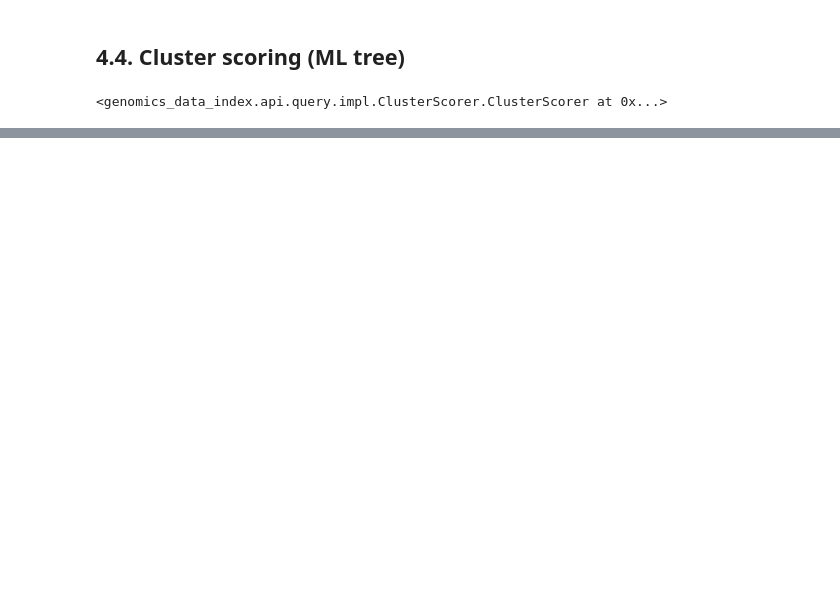
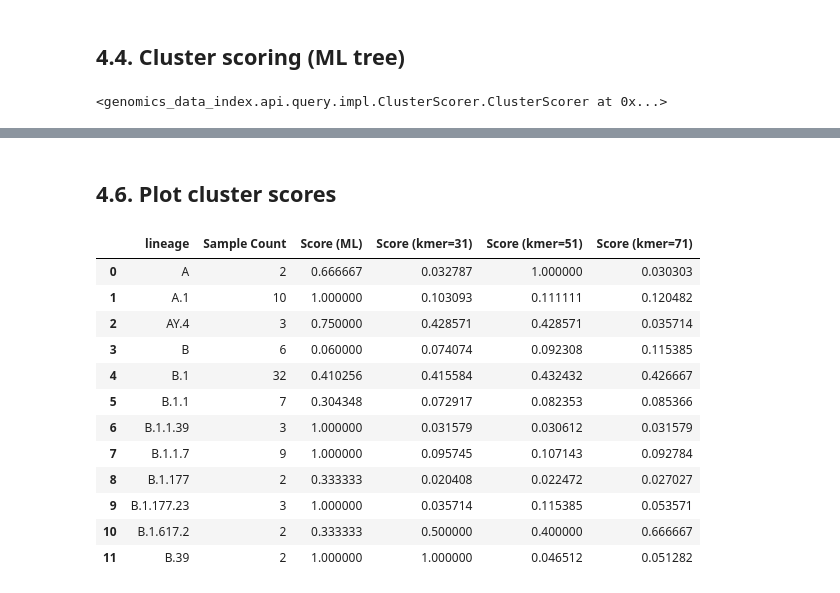
Before and after one commit to apetkau/genomics-data-index-evaluation-manuscript, a Jupyter notebook: evaluations/sars-cov-2/5-compare-results.ipynb, the cells around one changed output, grey strips where cells are left out. Saved outputs shown, nothing was run; the diff lists cells and outputs as text; code cells hidden in the pictures; blank space fills up the shorter version.

```diff
--- a/evaluations/sars-cov-2/5-compare-results.ipynb
+++ b/evaluations/sars-cov-2/5-compare-results.ipynb
@@ -337,0 +392,5 @@ scorer.score_groupby(groupby_column='lineage', min_samples_count=2)
+# %%
+q51 = db.samples_query().build_tree(kind='kmer', kmer_size=51)\
+        .join(metadata_df, sample_names_column='strain')
+q51._tree = fix_kmer_tree_names(q51.tree)
+q51
@@ -337,0 +399,5 @@ scorer.score_groupby(groupby_column='lineage', min_samples_count=2)
+# %%
+score_kmer_51 = ClusterScorer(q51).score_groupby(groupby_column='lineage',
+                                                 min_samples_count=min_samples_cluster)
+score_kmer_51['Score (kmer=51)'] = score_kmer_51['Score']
+score_kmer_51
@@ -337,0 +448,23 @@ scorer.score_groupby(groupby_column='lineage', min_samples_count=2)
+# %% [markdown]
+## 4.6. Plot cluster scores
+# %%
+scores_df = scores_ml.copy().drop(['Score'], axis='columns')
+for other_df in [score_kmer_31, score_kmer_51, score_kmer_71]:
+    other_df = other_df.drop(['Score', 'Sample Count'], axis='columns')
+    scores_df = scores_df.merge(other_df, left_index=True, right_index=True)
+scores_df = scores_df.reset_index()
+scores_df
+# %% [output]
+|  | lineage | Sample Count | Score (ML) | Score (kmer=31) | Score (kmer=51) | Score (kmer=71) |
+| 0 | A | 2 | 0.666667 | 0.032787 | 1.000000 | 0.030303 |
+| 1 | A.1 | 10 | 1.000000 | 0.103093 | 0.111111 | 0.120482 |
+| 2 | AY.4 | 3 | 0.750000 | 0.428571 | 0.428571 | 0.035714 |
+| 3 | B | 6 | 0.060000 | 0.074074 | 0.092308 | 0.115385 |
+| 4 | B.1 | 32 | 0.410256 | 0.415584 | 0.432432 | 0.426667 |
+| 5 | B.1.1 | 7 | 0.304348 | 0.072917 | 0.082353 | 0.085366 |
+| 6 | B.1.1.39 | 3 | 1.000000 | 0.031579 | 0.030612 | 0.031579 |
+| 7 | B.1.1.7 | 9 | 1.000000 | 0.095745 | 0.107143 | 0.092784 |
+| 8 | B.1.177 | 2 | 0.333333 | 0.020408 | 0.022472 | 0.027027 |
+| 9 | B.1.177.23 | 3 | 1.000000 | 0.035714 | 0.115385 | 0.053571 |
+| 10 | B.1.617.2 | 2 | 0.333333 | 0.500000 | 0.400000 | 0.666667 |
+| 11 | B.39 | 2 | 1.000000 | 1.000000 | 0.046512 | 0.051282 |
```
Also changed, not shown: parts of 19 cells of this notebook.
